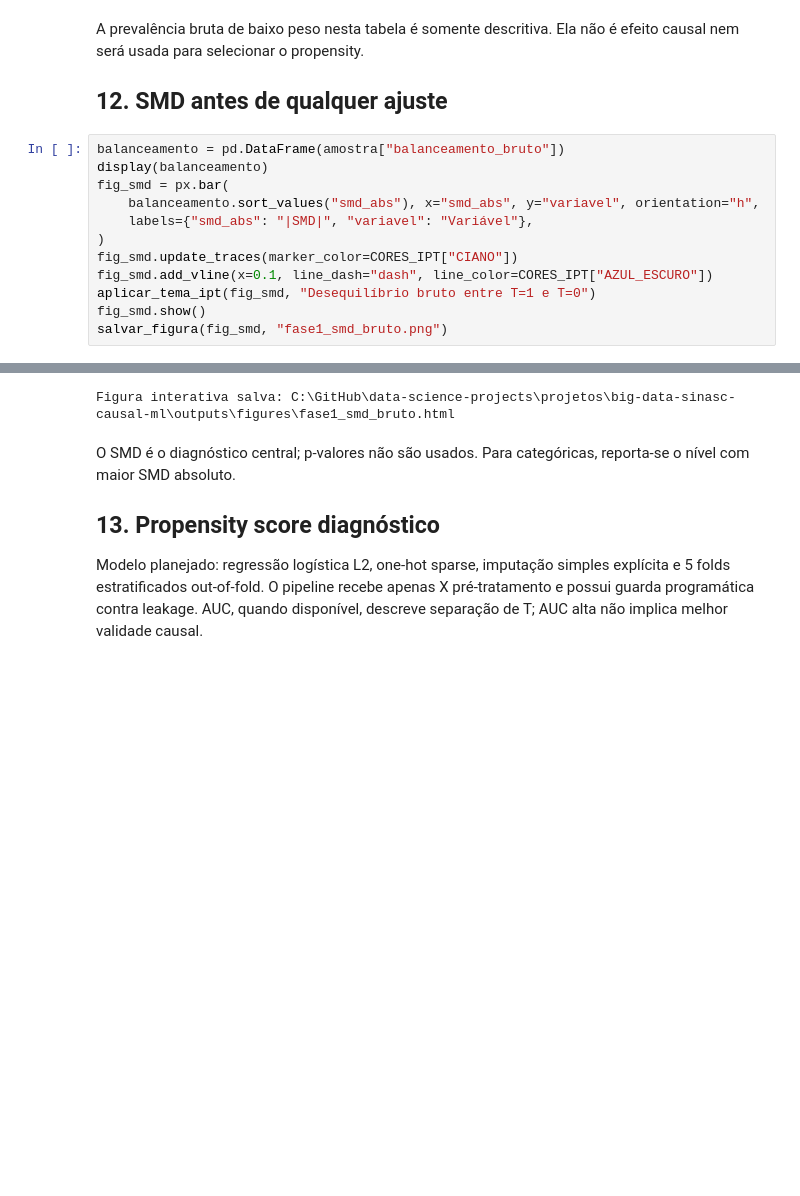
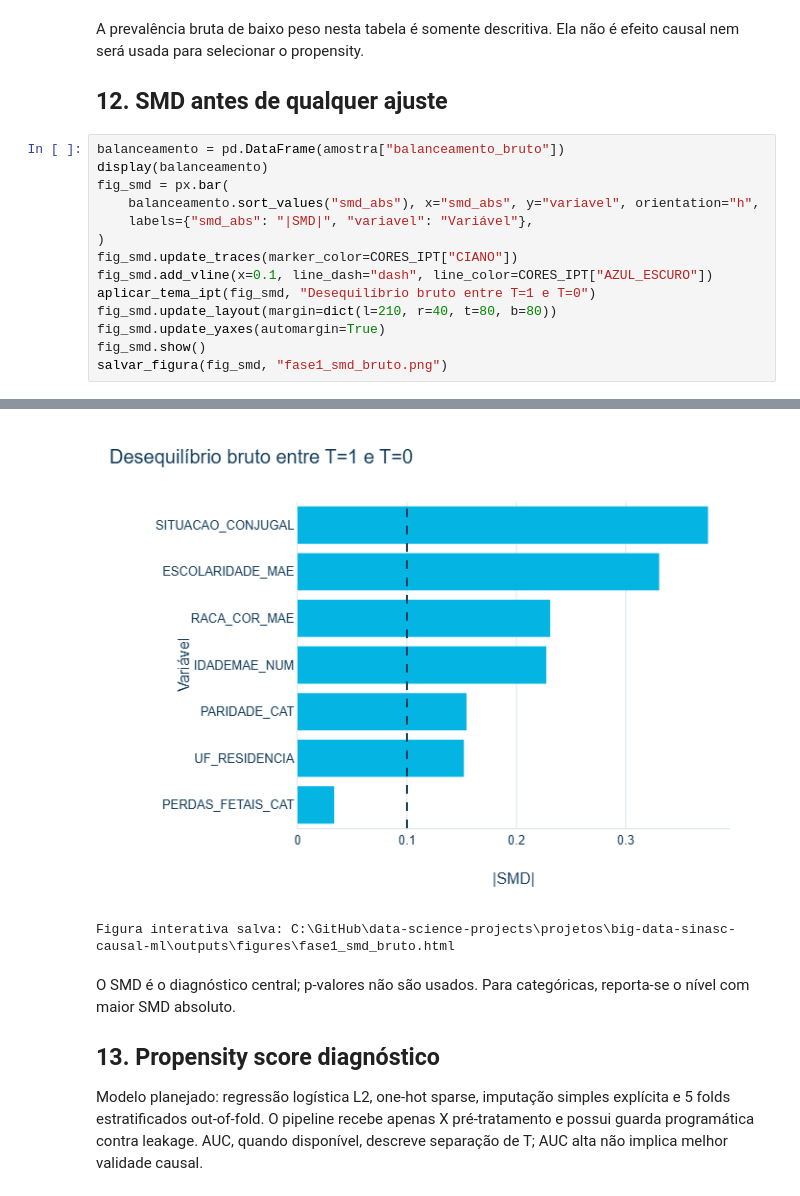
Before and after one commit to ariel-velardo/data-science-projects, a Jupyter notebook: projetos/big-data-sinasc-causal-ml/notebooks/02_amostra_desenho_e_overlap.ipynb, the cells around one changed output, grey strips where cells are left out. Saved outputs shown, nothing was run; the diff lists cells and outputs as text; blank space fills up the shorter version.

```diff
--- a/projetos/big-data-sinasc-causal-ml/notebooks/02_amostra_desenho_e_overlap.ipynb
+++ b/projetos/big-data-sinasc-causal-ml/notebooks/02_amostra_desenho_e_overlap.ipynb
@@ -223,6 +226,8 @@ fig_smd = px.bar(
 fig_smd.update_traces(marker_color=CORES_IPT["CIANO"])
 fig_smd.add_vline(x=0.1, line_dash="dash", line_color=CORES_IPT["AZUL_ESCURO"])
 aplicar_tema_ipt(fig_smd, "Desequilíbrio bruto entre T=1 e T=0")
+fig_smd.update_layout(margin=dict(l=210, r=40, t=80, b=80))
+fig_smd.update_yaxes(automargin=True)
 fig_smd.show()
 salvar_figura(fig_smd, "fase1_smd_bruto.png")
 # %% [output]
@@ -238,3 +242,4 @@ salvar_figura(fig_smd, "fase1_smd_bruto.png")
+[figure, added]
 Figura interativa salva: C:\GitHub\data-science-projects\projetos\big-data-sinasc-causal-ml\outputs\figures\fase1_smd_bruto.html
 # %% [markdown]
 O SMD é o diagnóstico central; p-valores não são usados. Para categóricas, reporta-se o nível com maior SMD absoluto.
```
Also changed, not shown: parts of 9 cells of this notebook, 18 other files.
